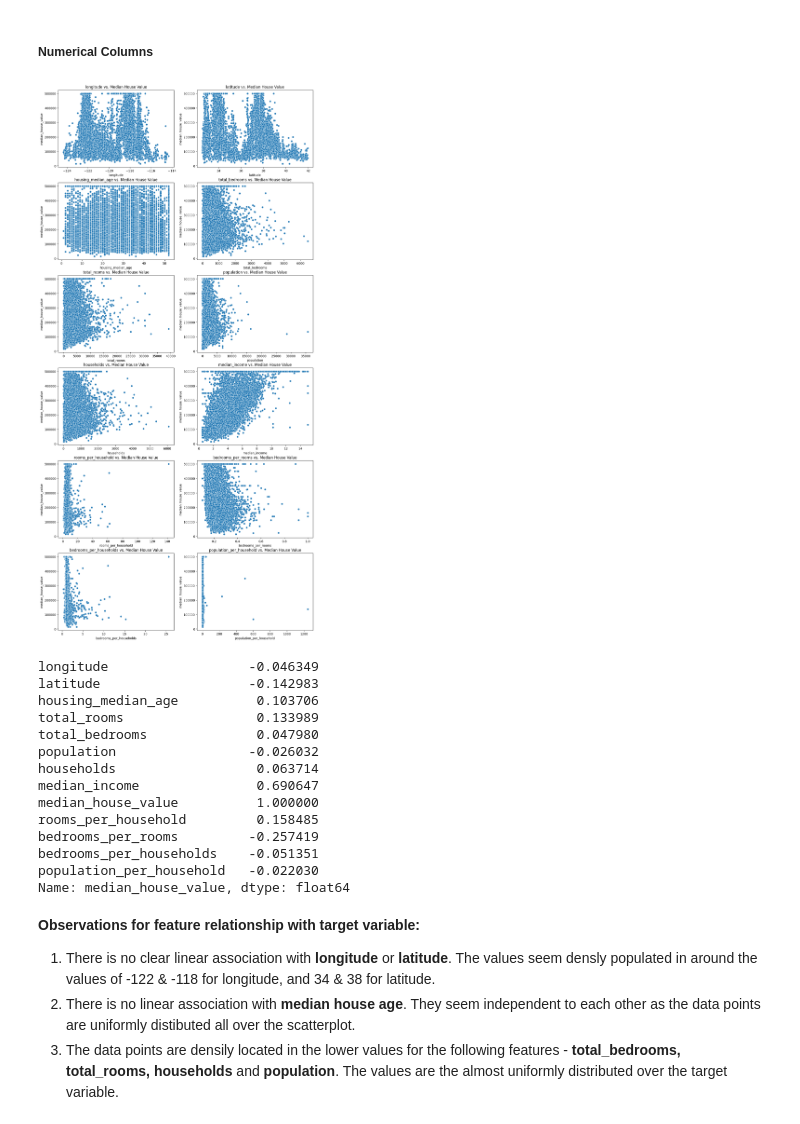
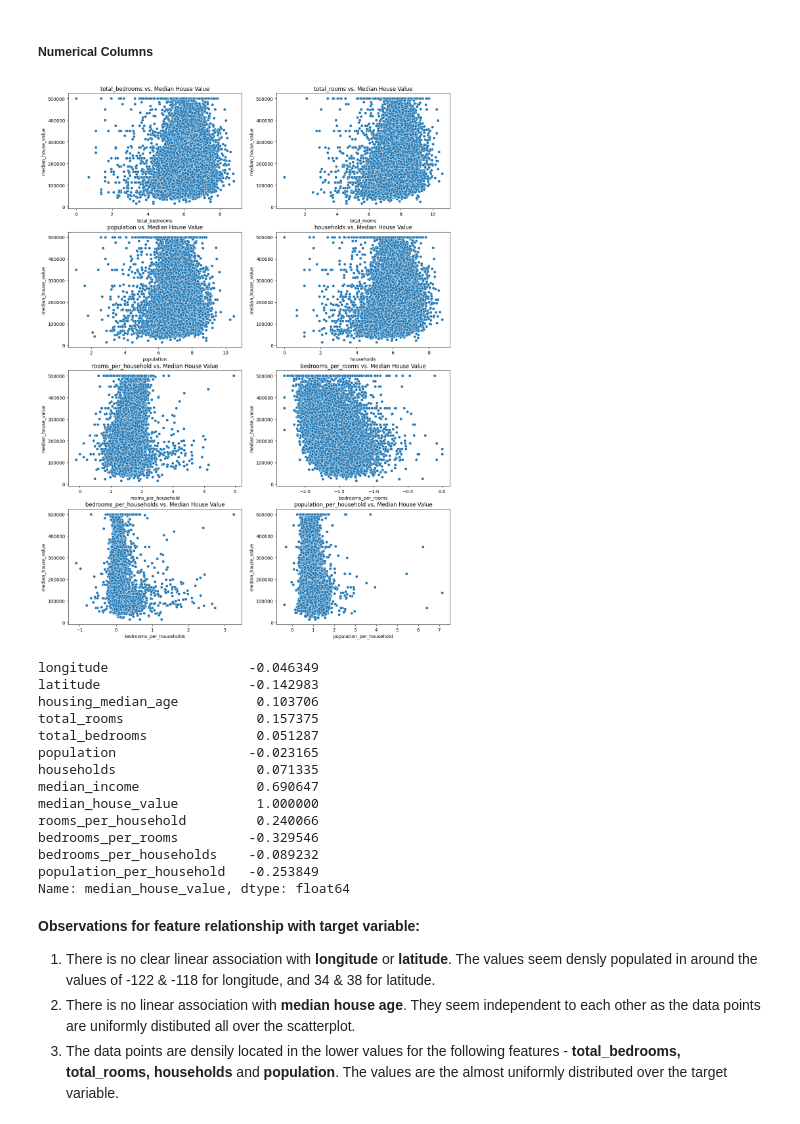
Before and after one commit to sohbatSandhu/california-housing-price-prediction, a Jupyter notebook: notebooks/Model Training.ipynb, the cells around one changed output. Cells and saved outputs as stored; diff of their text form; code cells hidden in the pictures.

```diff
--- a/notebooks/Model Training.ipynb
+++ b/notebooks/Model Training.ipynb
@@ -381,7 +379,16 @@ The high collinearity can be resolved in the following ways:
 
 Transform all highly skewed variables.
 # %%
-log_features = ['total_bedrooms', 'total_rooms', 'population', 'households', 'rooms_per_household', "bedrooms_per_rooms", "bedrooms_per_households", "population_per_household"]
+log_features = [
+    "total_bedrooms",
+    "total_rooms",
+    "population",
+    "households",
+    "rooms_per_household",
+    "bedrooms_per_rooms",
+    "bedrooms_per_households",
+    "population_per_household",
+]
 # %%
 # Function for log transformation of the column
 class LogTransformer(BaseEstimator, TransformerMixin):
@@ -398,7 +405,6 @@ class LogTransformer(BaseEstimator, TransformerMixin):
                 X[colname] = np.log(X[colname] + 1)
             else:
                 X[colname] = np.log(X[colname])
-        X = X.drop(self.columns, axis=1)  # Drop the original columns
         return X
 # %%
 transformer = LogTransformer(columns=log_features)
@@ -499,11 +498,6 @@ dtype: int64
 > **Observation:** There are no missing values in the training data. There could be some in the testing data and should be accounted for in the preprocessing pipelines using imputation
 # %% [markdown]
 ### EDA
-# %%
-# Separate features for easier use in analysis
-numerical_features = ['longitude', 'latitude', 'housing_median_age', 'total_bedrooms', 'total_rooms', 'population', 'households', 'median_income', 'rooms_per_household', "bedrooms_per_rooms", "bedrooms_per_households", "population_per_household"]
-categorical_features = ["ocean_proximity"]
-target = "median_house_value"
 # %% [markdown]
 #### Summary Statistics
 # %%
@@ -662,13 +574,13 @@ The skewness can be handled by introducing log, square root or quantile transfor
 # %%
 # Check for the relationship between the numerical columns and the target variable
 plt.figure(figsize = (15, 32))
-for i, feature in enumerate(numerical_features, 1):
+for i, feature in enumerate(log_features, 1):
     plt.subplot(6, 2, i)
     sns.scatterplot(data=transformed_df, x=feature, y=target)
     plt.title(f'{feature} vs. Median House Value')
 plt.show()
 # %% [output]
-[figure, old version]
+[figure, new version]
 # %%
 corr_matrix = transformed_df.drop(columns=categorical_features, axis=1).corr()
 corr_matrix[target]
@@ -676,16 +588,16 @@ corr_matrix[target]
 longitude                  -0.046349
 latitude                   -0.142983
 housing_median_age          0.103706
-total_rooms                 0.133989
-total_bedrooms              0.047980
-population                 -0.026032
-households                  0.063714
+total_rooms                 0.157375
+total_bedrooms              0.051287
+population                 -0.023165
+households                  0.071335
 median_income               0.690647
 median_house_value          1.000000
-rooms_per_household         0.158485
-bedrooms_per_rooms         -0.257419
-bedrooms_per_households    -0.051351
-population_per_household   -0.022030
+rooms_per_household         0.240066
+bedrooms_per_rooms         -0.329546
+bedrooms_per_households    -0.089232
+population_per_household   -0.253849
 Name: median_house_value, dtype: float64
 # %% [markdown]
 **Observations for feature relationship with target variable:**
```
Also changed, not shown: parts of 80 cells of this notebook, 7 other files.
